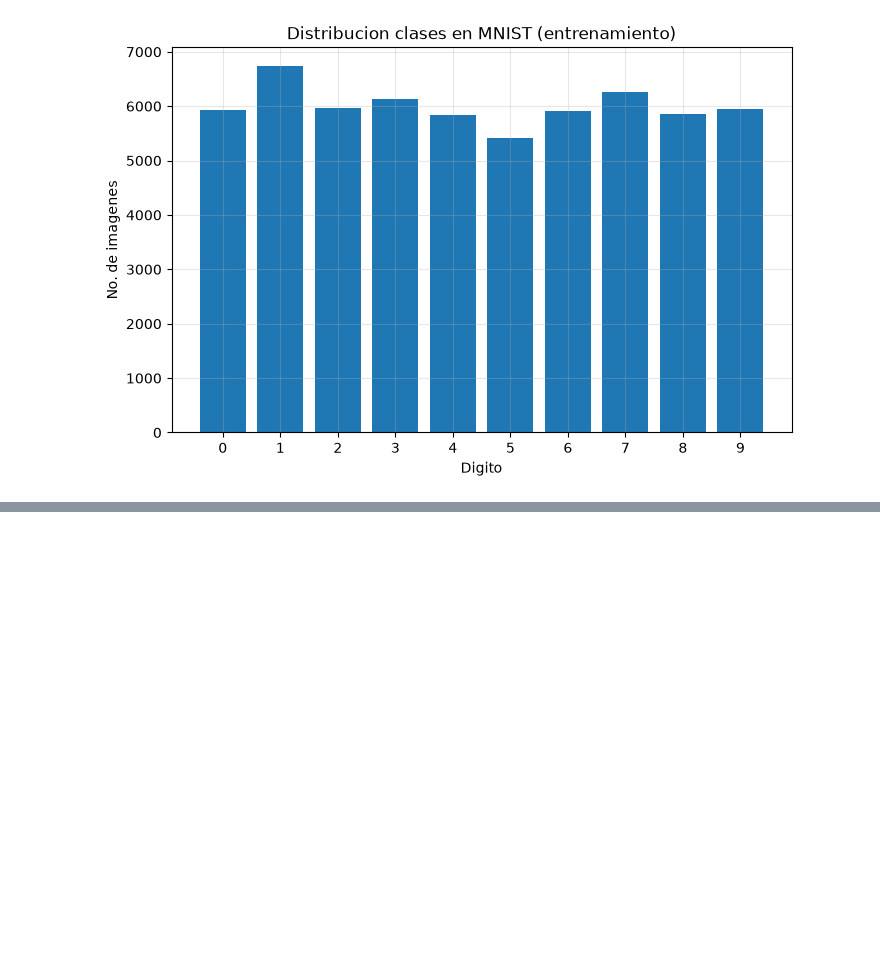
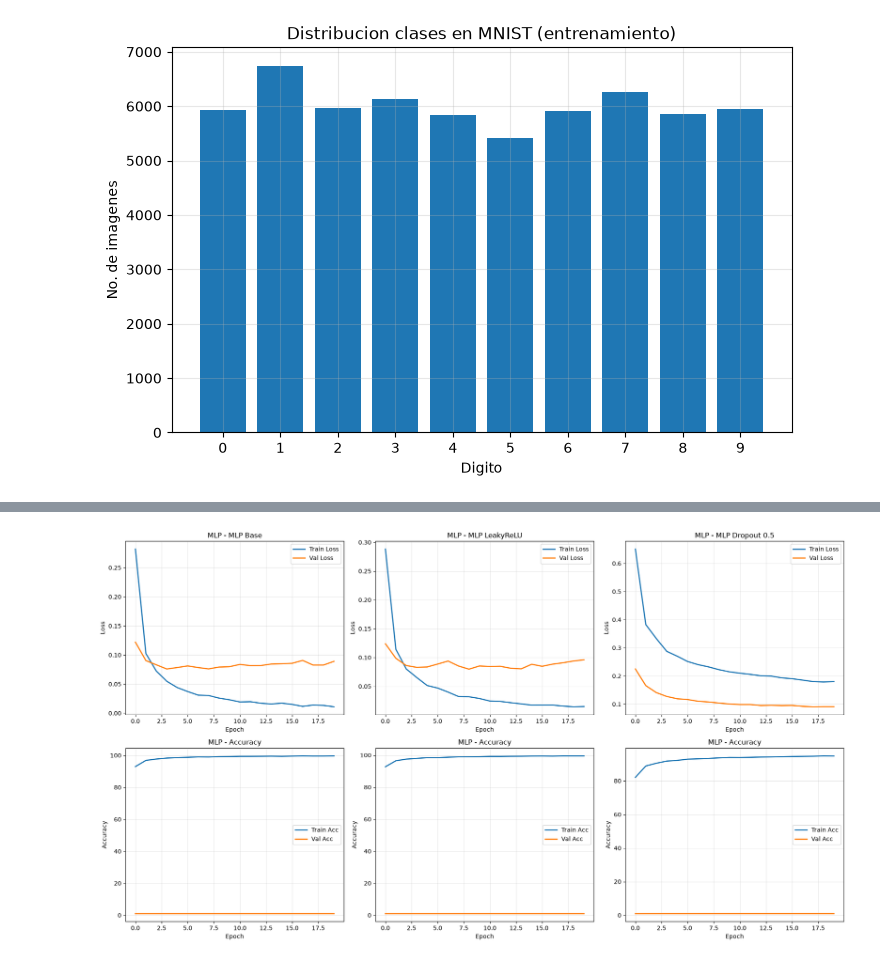
Before and after one commit to abbydoag/Labs_DeepL, a Jupyter notebook: Lab2.ipynb, the cells around one changed output, grey strips where cells are left out. Saved outputs shown, nothing was run; the diff lists cells and outputs as text; code cells hidden in the pictures; blank space fills up the shorter version.

```diff
--- a/Lab2.ipynb
+++ b/Lab2.ipynb
@@ -83 +111,12 @@ plt.show()
 [figure]
+# %%
+#division para validacion
+train_size = int(0.8*len(train_data))
+val_size = len(train_data) - train_size #validacion 20%
+
+train_dataset, val_dataset = random_split(train_data, [train_size, val_size])
+
+print("--- Division Final ---")
+print(f"Entrenamiento: {len(train_dataset)} imágenes")
+print(f"Validación: {len(val_dataset)} imágenes")
+print(f"Prueba: {len(test_data)} imágenes")
@@ -83,0 +584,78 @@ plt.show()
+# %%
+#graficas
+mlp_plot_indices = [0, 3, 5]  #base, leaky relu, dropout 0.5
+cnn_plot_indices = [0, 2, 4]  #base, dropout conv 0.3, dropout fc 0.7
+
+fig, axes = plt.subplots(2, 3, figsize=(18, 10))
+
+#graficas mlp
+for idx, plot_idx in enumerate(mlp_plot_indices):
+    if plot_idx < len(mlp_results):
+        result = mlp_results[plot_idx]
+        history = result['history']
+
+        ax1 = axes[0, idx]
+        ax1.plot(history['train_losses'], label='Train Loss', linewidth=2)
+        ax1.plot(history['val_losses'], label='Val Loss', linewidth=2)
+        ax1.set_title(f'MLP - {result["name"]}')
+        ax1.set_xlabel('Epoch')
+        ax1.set_ylabel('Loss')
+        ax1.legend()
+        ax1.grid(True, alpha=0.3)
+
+        ax2 = axes[1, idx]
+        ax2.plot(history['train_accs'], label='Train Acc', linewidth=2)
+        ax2.plot(history['val_accs'], label='Val Acc', linewidth=2)
+        ax2.set_title(f'MLP - Accuracy')
+        ax2.set_xlabel('Epoch')
+        ax2.set_ylabel('Accuracy')
+        ax2.legend()
+        ax2.grid(True, alpha=0.3)
+
+plt.tight_layout()
+plt.show()
+
+#graficas cnn
+fig, axes = plt.subplots(2, 3, figsize=(18, 10))
+
+for idx, plot_idx in enumerate(cnn_plot_indices):
+    if plot_idx < len(cnn_results):
+        result = cnn_results[plot_idx]
+        history = result['history']
+
+        ax1 = axes[0, idx]
+        ax1.plot(history['train_losses'], label='Train Loss', linewidth=2)
+        ax1.plot(history['val_losses'], label='Val Loss', linewidth=2)
+        ax1.set_title(f'CNN - {result["name"]}')
+        ax1.set_xlabel('Epoch')
+        ax1.set_ylabel('Loss')
+        ax1.legend()
+        ax1.grid(True, alpha=0.3)
+
+        ax2 = axes[1, idx]
+        ax2.plot(history['train_accs'], label='Train Acc', linewidth=2)
+        ax2.plot(history['val_accs'], label='Val Acc', linewidth=2)
+        ax2.set_title(f'CNN - Accuracy')
+        ax2.set_xlabel('Epoch')
+        ax2.set_ylabel('Accuracy')
+        ax2.legend()
+        ax2.grid(True, alpha=0.3)
+
+plt.tight_layout()
+plt.show()
+
+
+print("=== COMPARACION RESULTADOS ===")
+print("\n--- MLP ---")
+print(f"{'Configuracion':<20} | {'Params':<12} | {'Val Acc':<10} | {'Val F1':<10} | {'Precision':<12} | {'Recall':<12}")
+print("-"*90)
+for r in mlp_results:
+    print(f"{r['name']:<20} | {r['n_params']:>10,} | {r['val_metrics']['accuracy']:>9.4f} | {r['val_metrics']['f1']:>9.4f} | {r['val_metrics']['precision']:>11.4f} | {r['val_metrics']['recall']:>11.4f}")
+
+print("\n--- CNN ---")
+print(f"{'Configuracion':<20} | {'Params':<12} | {'Val Acc':<10} | {'Val F1':<10} | {'Precision':<12} | {'Recall':<12}")
+print("-"*90)
+for r in cnn_results:
+    print(f"{r['name']:<20} | {r['n_params']:>10,} | {r['val_metrics']['accuracy']:>9.4f} | {r['val_metrics']['f1']:>9.4f} | {r['val_metrics']['precision']:>11.4f} | {r['val_metrics']['recall']:>11.4f}")
+# %% [output]
+[figure, added]
```
Also changed, not shown: parts of 12 cells of this notebook.
